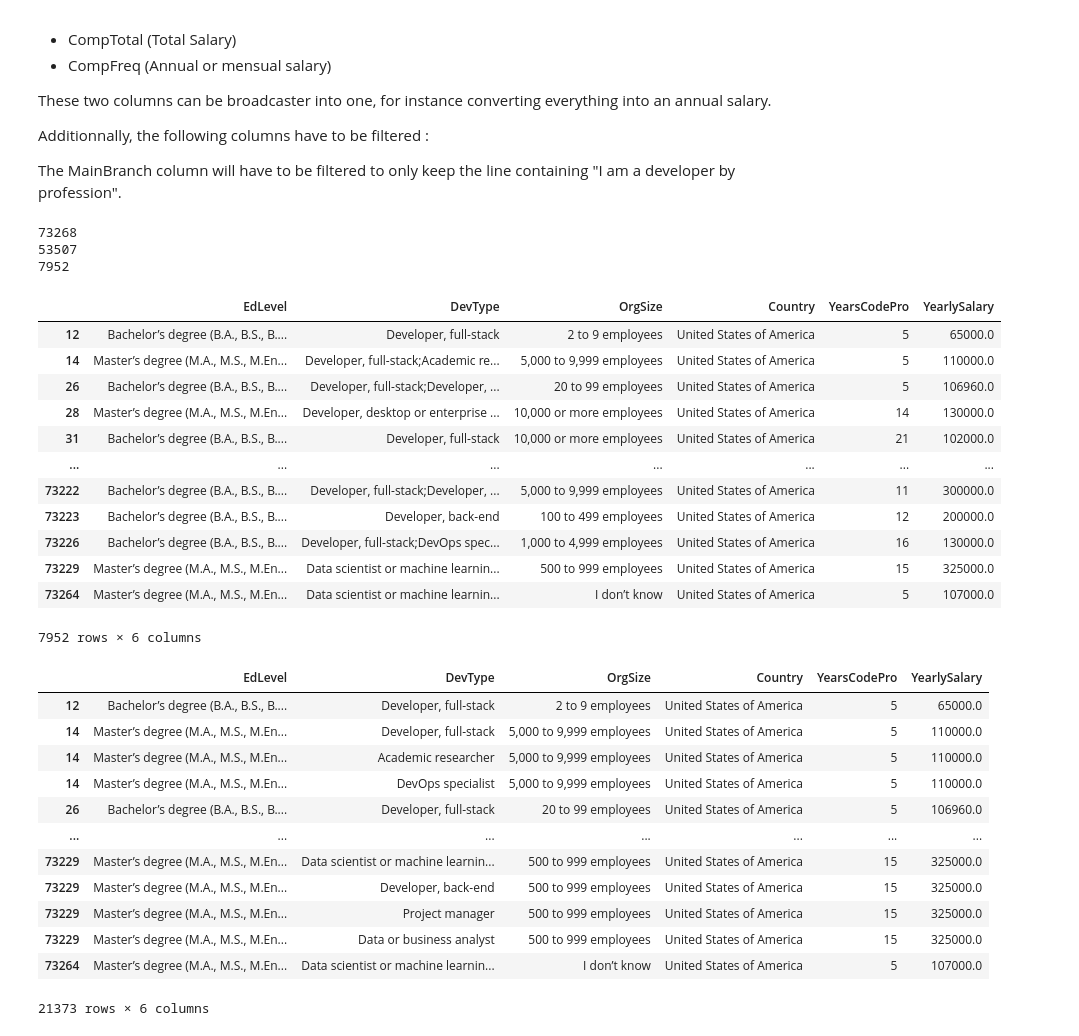
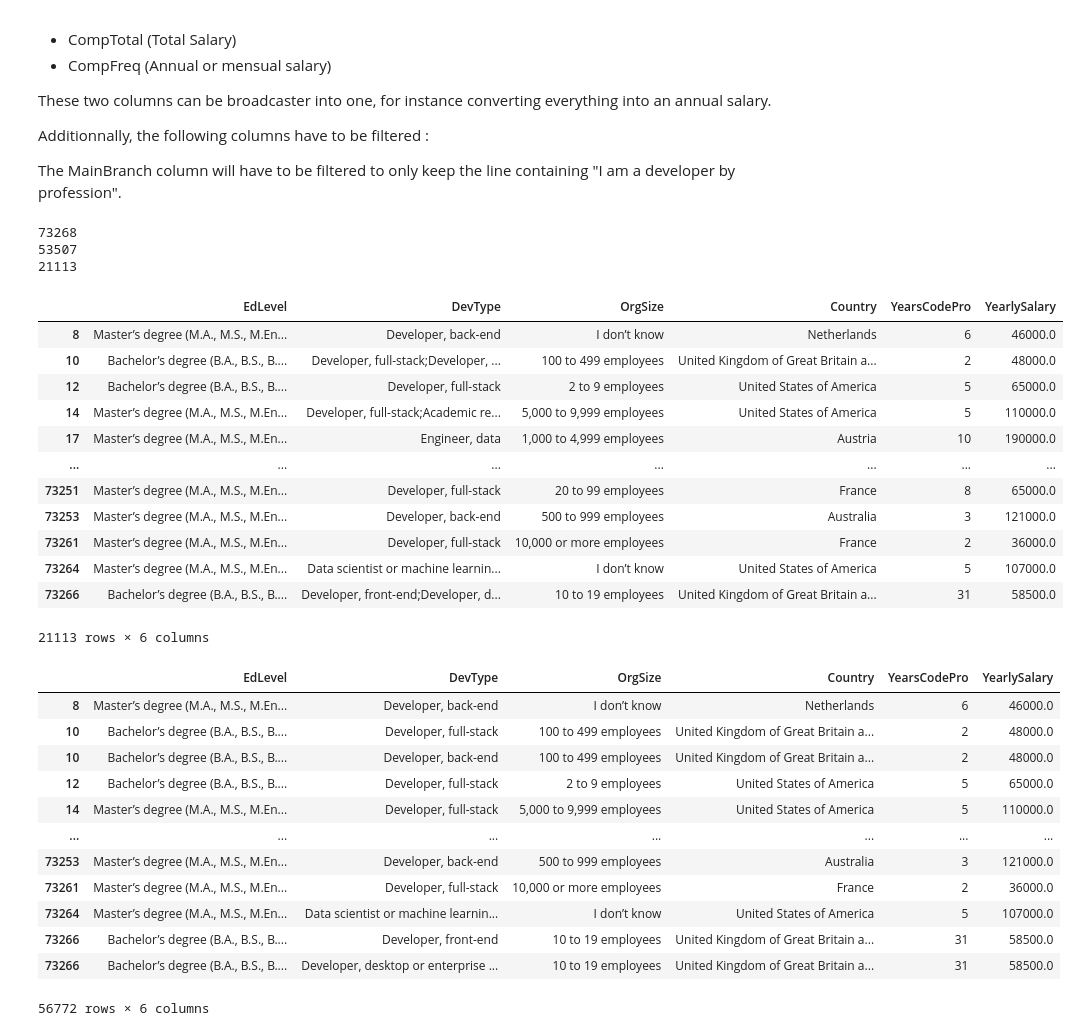
Before and after one commit to alphasigma25/VI-2022, a Jupyter notebook: data-engineering.ipynb, the cells around one changed output. Cells and saved outputs as stored; diff of their text form; code cells hidden in the pictures.

```diff
--- a/data-engineering.ipynb
+++ b/data-engineering.ipynb
@@ -49,8 +49,32 @@ print(len(df))
 df_filtered = df[df['MainBranch'].str.contains("I am a developer by profession")]
 print(len(df_filtered))
 
-# Also filter to only keep American developers
-df_filtered = df_filtered[df_filtered['Country'].str.contains("America")]
+# Also filter to only relevants countries
+def filter(df, column, filters):
+    return df[df[column].isin(filters)]
+
+countries = [
+    'United States of America',
+    'Switzerland',
+    'United Kingdom of Great Britain and Northern Ireland',
+    'France',
+    'Germany',
+    'Netherlands',
+    'Spain',
+    'Italy',
+    'Austria',
+    'Italy',
+    'Canada',
+    'Ireland',
+    'Sweden',
+    'Norway',
+    'Australia',
+    'Denmark'
+]
+
+df_filtered = filter(df_filtered,'Country',countries)
+
+# df_filtered = df_filtered[df_filtered['Country'].str.contains("America")]
 
 selectedInput = [
     'EdLevel',
@@ -59,61 +83,61 @@ selectedInput = [
     'Country',
     'YearsCodePro'
 ]
 selectedOutput = [
     'CompTotal',
     'CompFreq'
 ]
 
 df_features = df_filtered[selectedInput + selectedOutput]
 # Remove row that have NaN salary
 df_features = df_features[df_features['CompTotal'].notna()]
 df_features = df_features[df_features['CompFreq'].notna()]
 
 # Convert monthly salary to yearly, then drop the CompTotal and CompFreq columns
 df_features['YearlySalary'] = df_features.apply(lambda row: float(row['CompTotal']) * 12 if row['CompFreq'] == "Monthly" else row['CompTotal'], axis=1)
 df_features = df_features.drop(['CompTotal', 'CompFreq'] , axis=1)
 
 # Filter outliers
 min_yearly_salary = 0
 max_yearly_salary = 1e7
 df_features = df_features.loc[df_features['YearlySalary'] > min_yearly_salary]
 df_features = df_features.loc[df_features['YearlySalary'] < max_yearly_salary]
 
 print(len(df_features))
 
 df_features
 # %% [output]
 73268
 53507
-7952
+21113
 |  | EdLevel | DevType | OrgSize | Country | YearsCodePro | YearlySalary |
+| 8 | Master’s degree (M.A., M.S., M.En... | Developer, back-end | I don’t know | Netherlands | 6 | 46000.0 |
+| 10 | Bachelor’s degree (B.A., B.S., B.... | Developer, full-stack;Developer, ... | 100 to 499 employees | United Kingdom of Great Britain a... | 2 | 48000.0 |
 | 12 | Bachelor’s degree (B.A., B.S., B.... | Developer, full-stack | 2 to 9 employees | United States of America | 5 | 65000.0 |
 | 14 | Master’s degree (M.A., M.S., M.En... | Developer, full-stack;Academic re... | 5,000 to 9,999 employees | United States of America | 5 | 110000.0 |
-| 26 | Bachelor’s degree (B.A., B.S., B.... | Developer, full-stack;Developer, ... | 20 to 99 employees | United States of America | 5 | 106960.0 |
-| 28 | Master’s degree (M.A., M.S., M.En... | Developer, desktop or enterprise ... | 10,000 or more employees | United States of America | 14 | 130000.0 |
-| 31 | Bachelor’s degree (B.A., B.S., B.... | Developer, full-stack | 10,000 or more employees | United States of America | 21 | 102000.0 |
+| 17 | Master’s degree (M.A., M.S., M.En... | Engineer, data | 1,000 to 4,999 employees | Austria | 10 | 190000.0 |
 | ... | ... | ... | ... | ... | ... | ... |
-| 73222 | Bachelor’s degree (B.A., B.S., B.... | Developer, full-stack;Developer, ... | 5,000 to 9,999 employees | United States of America | 11 | 300000.0 |
-| 73223 | Bachelor’s degree (B.A., B.S., B.... | Developer, back-end | 100 to 499 employees | United States of America | 12 | 200000.0 |
-| 73226 | Bachelor’s degree (B.A., B.S., B.... | Developer, full-stack;DevOps spec... | 1,000 to 4,999 employees | United States of America | 16 | 130000.0 |
-| 73229 | Master’s degree (M.A., M.S., M.En... | Data scientist or machine learnin... | 500 to 999 employees | United States of America | 15 | 325000.0 |
+| 73251 | Master’s degree (M.A., M.S., M.En... | Developer, full-stack | 20 to 99 employees | France | 8 | 65000.0 |
+| 73253 | Master’s degree (M.A., M.S., M.En... | Developer, back-end | 500 to 999 employees | Australia | 3 | 121000.0 |
+| 73261 | Master’s degree (M.A., M.S., M.En... | Developer, full-stack | 10,000 or more employees | France | 2 | 36000.0 |
 | 73264 | Master’s degree (M.A., M.S., M.En... | Data scientist or machine learnin... | I don’t know | United States of America | 5 | 107000.0 |
+| 73266 | Bachelor’s degree (B.A., B.S., B.... | Developer, front-end;Developer, d... | 10 to 19 employees | United Kingdom of Great Britain a... | 31 | 58500.0 |
-7952 rows × 6 columns
+21113 rows × 6 columns
 # %%
 df_features['DevType'] = df_features['DevType'].str.split(';')
 df_features = df_features.explode(['DevType'])
 df_features
 # %% [output]
 |  | EdLevel | DevType | OrgSize | Country | YearsCodePro | YearlySalary |
+| 8 | Master’s degree (M.A., M.S., M.En... | Developer, back-end | I don’t know | Netherlands | 6 | 46000.0 |
+| 10 | Bachelor’s degree (B.A., B.S., B.... | Developer, full-stack | 100 to 499 employees | United Kingdom of Great Britain a... | 2 | 48000.0 |
+| 10 | Bachelor’s degree (B.A., B.S., B.... | Developer, back-end | 100 to 499 employees | United Kingdom of Great Britain a... | 2 | 48000.0 |
 | 12 | Bachelor’s degree (B.A., B.S., B.... | Developer, full-stack | 2 to 9 employees | United States of America | 5 | 65000.0 |
 | 14 | Master’s degree (M.A., M.S., M.En... | Developer, full-stack | 5,000 to 9,999 employees | United States of America | 5 | 110000.0 |
-| 14 | Master’s degree (M.A., M.S., M.En... | Academic researcher | 5,000 to 9,999 employees | United States of America | 5 | 110000.0 |
-| 14 | Master’s degree (M.A., M.S., M.En... | DevOps specialist | 5,000 to 9,999 employees | United States of America | 5 | 110000.0 |
-| 26 | Bachelor’s degree (B.A., B.S., B.... | Developer, full-stack | 20 to 99 employees | United States of America | 5 | 106960.0 |
 | ... | ... | ... | ... | ... | ... | ... |
-| 73229 | Master’s degree (M.A., M.S., M.En... | Data scientist or machine learnin... | 500 to 999 employees | United States of America | 15 | 325000.0 |
-| 73229 | Master’s degree (M.A., M.S., M.En... | Developer, back-end | 500 to 999 employees | United States of America | 15 | 325000.0 |
-| 73229 | Master’s degree (M.A., M.S., M.En... | Project manager | 500 to 999 employees | United States of America | 15 | 325000.0 |
-| 73229 | Master’s degree (M.A., M.S., M.En... | Data or business analyst | 500 to 999 employees | United States of America | 15 | 325000.0 |
+| 73253 | Master’s degree (M.A., M.S., M.En... | Developer, back-end | 500 to 999 employees | Australia | 3 | 121000.0 |
+| 73261 | Master’s degree (M.A., M.S., M.En... | Developer, full-stack | 10,000 or more employees | France | 2 | 36000.0 |
 | 73264 | Master’s degree (M.A., M.S., M.En... | Data scientist or machine learnin... | I don’t know | United States of America | 5 | 107000.0 |
+| 73266 | Bachelor’s degree (B.A., B.S., B.... | Developer, front-end | 10 to 19 employees | United Kingdom of Great Britain a... | 31 | 58500.0 |
+| 73266 | Bachelor’s degree (B.A., B.S., B.... | Developer, desktop or enterprise ... | 10 to 19 employees | United Kingdom of Great Britain a... | 31 | 58500.0 |
-21373 rows × 6 columns
+56772 rows × 6 columns
```
Also changed, not shown: parts of 7 cells of this notebook, 3 other files.
